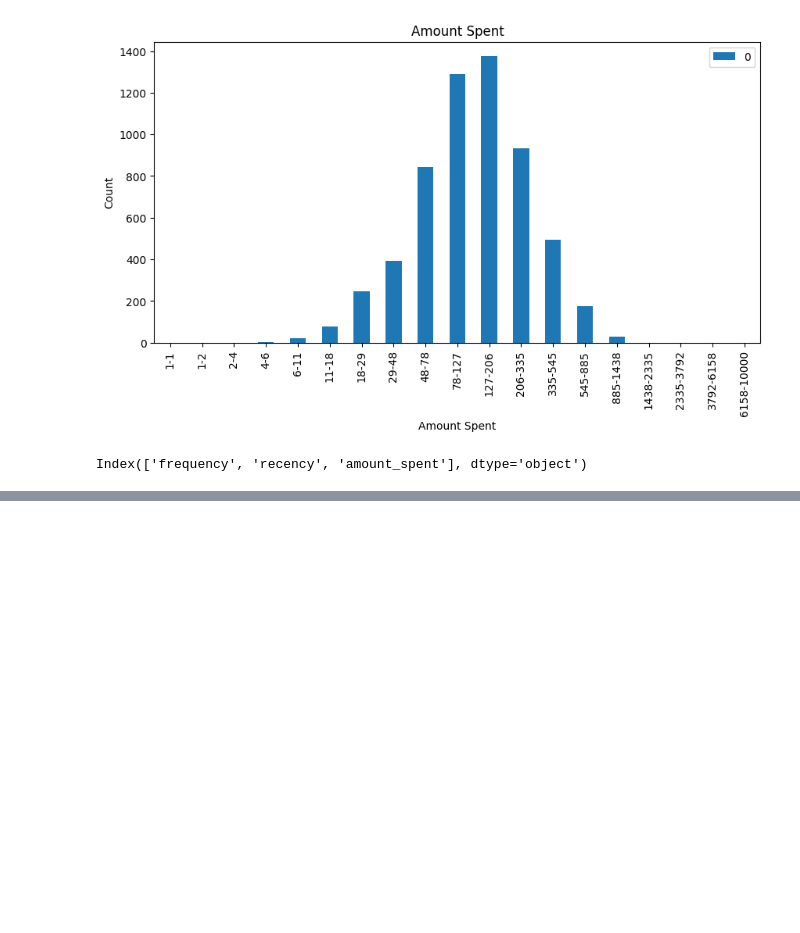
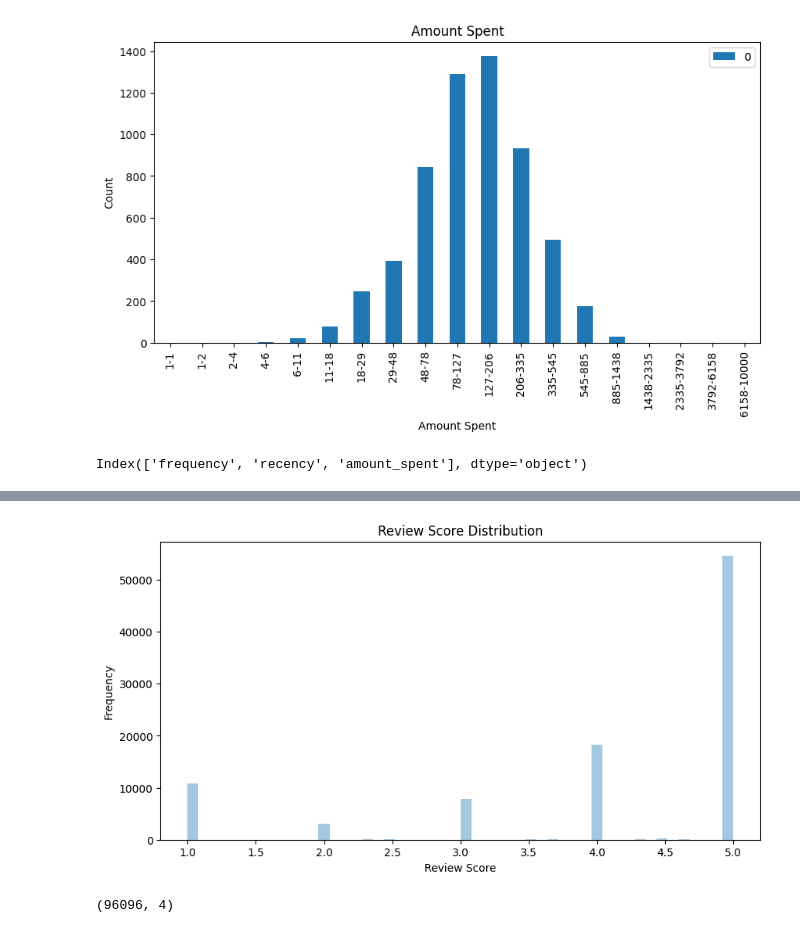
Before and after one commit to ThomasMeb/Projet_4, a Jupyter notebook: Mebarki_Thomas_notebook_exploration_022023.ipynb, the cells around one changed output, grey strips where cells are left out. Drawn from its saved outputs; the diff is of its cells as text; code cells hidden in the pictures; blank space fills up the shorter version.

```diff
--- a/Mebarki_Thomas_notebook_exploration_022023.ipynb
+++ b/Mebarki_Thomas_notebook_exploration_022023.ipynb
@@ -660,0 +683,9 @@ Index(['frequency', 'recency', 'amount_spent'], dtype='object')
+# %%
+data['no_review'] = data['review_score'].isnull()
+data['review_bad'] = data['review_score']<3
+data['review_good'] = data['review_score']>=3
+# %%
+#add review score to df
+df['no_review'] = data.groupby('customer_unique_id')['no_review'].aggregate('mean')
+df['review_bad'] = data.groupby('customer_unique_id')['review_bad'].aggregate('mean')
+df['review_good'] = data.groupby('customer_unique_id')['review_good'].aggregate('mean')
@@ -660,0 +715,14 @@ Index(['frequency', 'recency', 'amount_spent'], dtype='object')
+# %%
+#plot review score
+plt.figure(figsize=(10,5))
+sns.distplot(df['review_score'], kde=False)
+plt.title('Review Score Distribution')
+plt.xlabel('Review Score')
+plt.ylabel('Frequency')
+plt.show()
+# %% [output]
+[figure, added]
+# %%
+df.shape
+# %% [output]
+(96096, 4)
```
Also changed, not shown: parts of 6 cells of this notebook, 2 other files.
